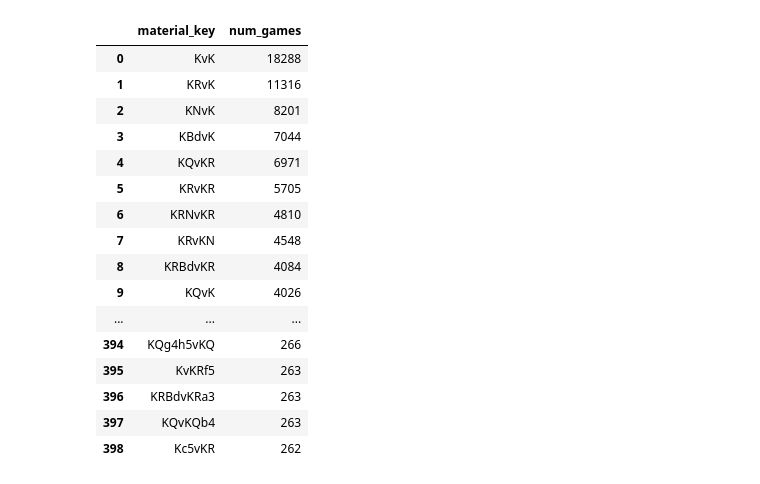
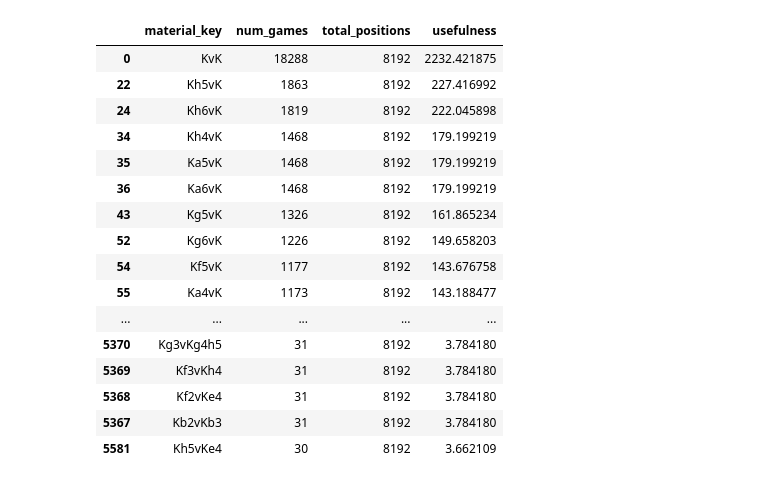
Before and after one commit to maxencefrenette/heisenbase, a Jupyter notebook: notebooks/pgn_index_eda.ipynb, the cells around one changed output. Saved outputs shown, nothing was run; the diff lists cells and outputs as text; code cells hidden in the pictures.

Commit message:
Sort material keys by usefulness

```diff
--- a/notebooks/pgn_index_eda.ipynb
+++ b/notebooks/pgn_index_eda.ipynb
@@ -1,23 +1,27 @@
 # %%
 import pandas as pd
 
 pd.set_option("display.max_rows", None)
-pd.read_parquet("../data/pgn_index.parquet").head(1000)
+
+df = pd.read_parquet("../data/pgn_index.parquet")
+df["usefulness"] = 1000 * df["num_games"] / df["total_positions"]
+df = df.sort_values("usefulness", ascending=False)
+df.head(1000)
 # %% [output]
-|  | material_key | num_games |
-| 0 | KvK | 18288 |
-| 1 | KRvK | 11316 |
-| 2 | KNvK | 8201 |
-| 3 | KBdvK | 7044 |
-| 4 | KQvKR | 6971 |
-| 5 | KRvKR | 5705 |
-| 6 | KRNvKR | 4810 |
-| 7 | KRvKN | 4548 |
-| 8 | KRBdvKR | 4084 |
-| 9 | KQvK | 4026 |
-| ... | ... | ... |
-| 394 | KQg4h5vKQ | 266 |
-| 395 | KvKRf5 | 263 |
-| 396 | KRBdvKRa3 | 263 |
-| 397 | KQvKQb4 | 263 |
-| 398 | Kc5vKR | 262 |
+|  | material_key | num_games | total_positions | usefulness |
+| 0 | KvK | 18288 | 8192 | 2232.421875 |
+| 22 | Kh5vK | 1863 | 8192 | 227.416992 |
+| 24 | Kh6vK | 1819 | 8192 | 222.045898 |
+| 34 | Kh4vK | 1468 | 8192 | 179.199219 |
+| 35 | Ka5vK | 1468 | 8192 | 179.199219 |
+| 36 | Ka6vK | 1468 | 8192 | 179.199219 |
+| 43 | Kg5vK | 1326 | 8192 | 161.865234 |
+| 52 | Kg6vK | 1226 | 8192 | 149.658203 |
+| 54 | Kf5vK | 1177 | 8192 | 143.676758 |
+| 55 | Ka4vK | 1173 | 8192 | 143.188477 |
+| ... | ... | ... | ... | ... |
+| 5370 | Kg3vKg4h5 | 31 | 8192 | 3.784180 |
+| 5369 | Kf3vKh4 | 31 | 8192 | 3.784180 |
+| 5368 | Kf2vKe4 | 31 | 8192 | 3.784180 |
+| 5367 | Kb2vKb3 | 31 | 8192 | 3.784180 |
+| 5581 | Kh5vKe4 | 30 | 8192 | 3.662109 |
```
Also changed, not shown: 1 other file.
